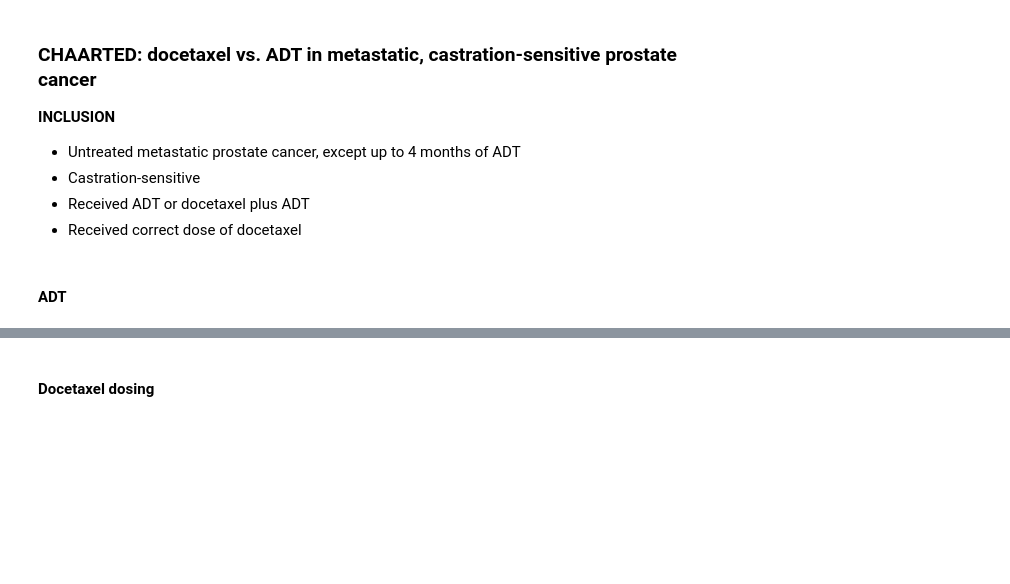
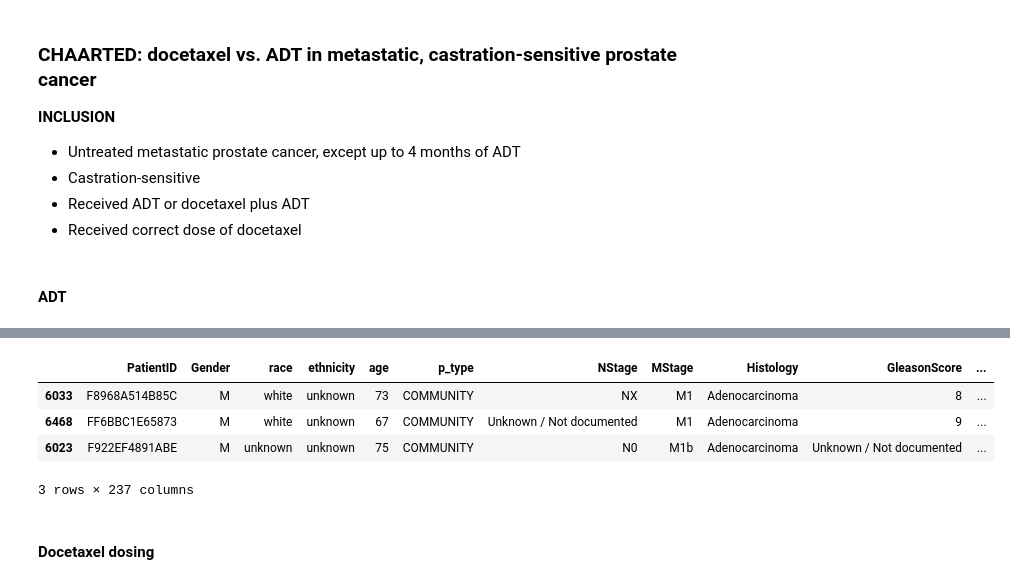
Before and after one commit to xavier-orcutt/TrialTranslator-notebooks, a Jupyter notebook: prostate/rtrials_wt3r_33c_dc.ipynb, the cells around one changed output, grey strips where cells are left out. Drawn from its saved outputs; the diff is of its cells as text; code cells hidden in the pictures; blank space fills up the shorter version.

```diff
--- a/prostate/rtrials_wt3r_33c_dc.ipynb
+++ b/prostate/rtrials_wt3r_33c_dc.ipynb
@@ -275,0 +167,13 @@ chaarted_dotx.loc[:,'adt_dotx'] = 1
+# %%
+# First line therapy is in castrate-resistant setting
+fl_crpc = (
+    line_therapy_cont[line_therapy_cont.PatientID.isin(chaarted_adt.PatientID)]
+    .query('line_number == 1 & LineSetting == "mCRPC"')
+    .PatientID
+)
+# %%
+# Never received therapy other than ADT
+notrt_adt = (
+    chaarted_adt[~chaarted_adt.PatientID.isin(line_therapy_cont.PatientID)]
+    .PatientID
+)
@@ -275,0 +284,2 @@ chaarted_dotx.loc[:,'adt_dotx'] = 1
+# %%
+chaarted = pd.concat([chaarted_adt, chaarted_dotx], ignore_index = True)
@@ -276,3 +296,11 @@ chaarted_dotx.loc[:,'adt_dotx'] = 1
+# %%
+chaarted.sample(3)
+# %% [output]
+|  | PatientID | Gender | race | ethnicity | age | p_type | NStage | MStage | Histology | GleasonScore | ... |
+| 6033 | F8968A514B85C | M | white | unknown | 73 | COMMUNITY | NX | M1 | Adenocarcinoma | 8 | ... |
+| 6468 | FF6BBC1E65873 | M | white | unknown | 67 | COMMUNITY | Unknown / Not documented | M1 | Adenocarcinoma | 9 | ... |
+| 6023 | F922EF4891ABE | M | unknown | unknown | 75 | COMMUNITY | N0 | M1b | Adenocarcinoma | Unknown / Not documented | ... |
+3 rows × 237 columns
 # %% [markdown]
 #### Docetaxel dosing
 # %%
```
Also changed, not shown: parts of 102 cells of this notebook, 11 other files.
